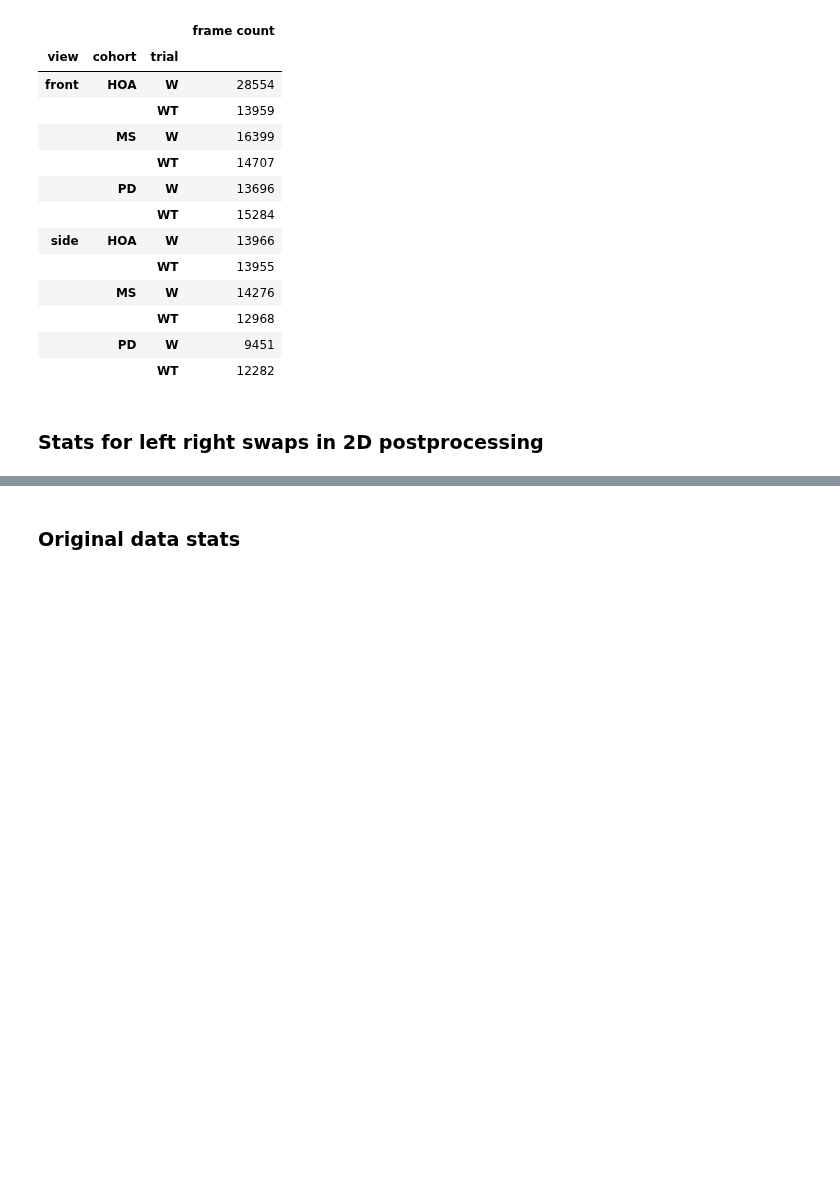
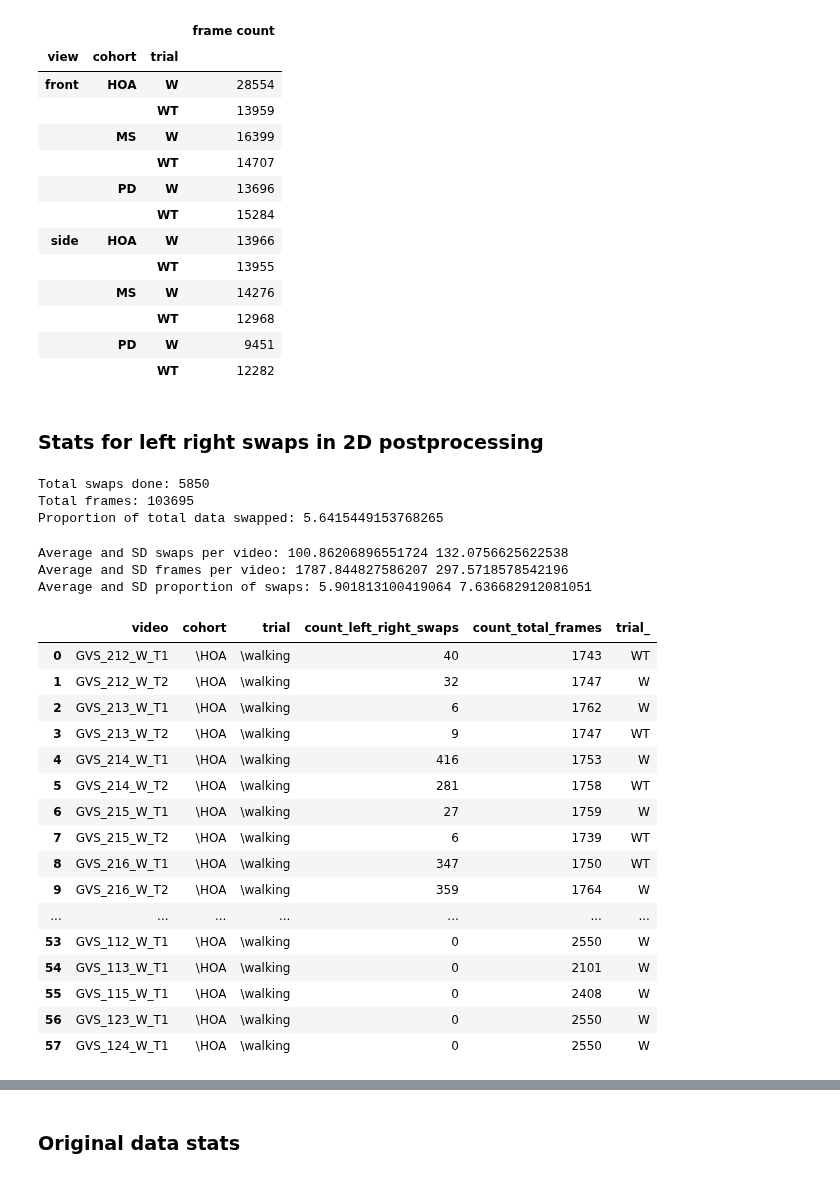
Before and after one commit to kaurrachneet6/Vision-Based-Gait-Analysis-Framework-for-Predicting-Multiple-Sclerosis, a Jupyter notebook: Data Preparation/StrideStats.ipynb, the cells around one changed output, grey strips where cells are left out. Cells and saved outputs as stored; diff of their text form; code cells hidden in the pictures; blank space fills up the shorter version.

```diff
--- a/Data Preparation/StrideStats.ipynb
+++ b/Data Preparation/StrideStats.ipynb
@@ -633,0 +659,52 @@ Total 2D frames in trial W and WT:
+# %%
+#Use labels.csv to label each video as W or WT so that we can have stats for W-WT-each cohort
+#separately
+labels_file_reduced[['video', 'scenario']].groupby('video').first()
+count_swaps_reduced.set_index('video', inplace = True)
+count_swaps_reduced['trial_'] = labels_file_reduced[['video', 'scenario']].groupby('video').first()['scenario']
+count_swaps_reduced.dropna(inplace = True)
+count_swaps_reduced.reset_index(inplace= True)
+count_swaps_reduced.to_csv('C:\\Users\\Rachneet Kaur\\Box\\Gait Video Project\\GaitVideoData\\video\\openpose_data\\postprocessing2D_stats\\left_right_swaps_count.csv')
+# %%
+print ('Total swaps done:', count_swaps_reduced['count_left_right_swaps'].sum())
+print ('Total frames:', count_swaps_reduced['count_total_frames'].sum())
+print ('Proportion of total data swapped:', 100*count_swaps_reduced['count_left_right_swaps'].sum()/count_swaps_reduced['count_total_frames'].sum())
+# %% [output]
+Total swaps done: 5850
+Total frames: 103695
+Proportion of total data swapped: 5.6415449153768265
+# %%
+print ('Average and SD swaps per video:', count_swaps_reduced['count_left_right_swaps'].mean(), \
+       count_swaps_reduced['count_left_right_swaps'].std())
+
+print ('Average and SD frames per video:', count_swaps_reduced['count_total_frames'].mean(), \
+       count_swaps_reduced['count_total_frames'].std())
+
+count_swaps_reduced['proportion_swaps'] = 100*count_swaps_reduced['count_left_right_swaps']/count_swaps_reduced['count_total_frames']
+
+print ('Average and SD proportion of swaps:', count_swaps_reduced['proportion_swaps'].mean(), \
+      count_swaps_reduced['proportion_swaps'].std())
+# %% [output]
+Average and SD swaps per video: 100.86206896551724 132.0756625622538
+Average and SD frames per video: 1787.844827586207 297.5718578542196
+Average and SD proportion of swaps: 5.901813100419064 7.636682912081051
+# %%
+count_swaps_reduced
+# %% [output]
+|  | video | cohort | trial | count_left_right_swaps | count_total_frames | trial_ |
+| 0 | GVS_212_W_T1 | \HOA | \walking | 40 | 1743 | WT |
+| 1 | GVS_212_W_T2 | \HOA | \walking | 32 | 1747 | W |
+| 2 | GVS_213_W_T1 | \HOA | \walking | 6 | 1762 | W |
+| 3 | GVS_213_W_T2 | \HOA | \walking | 9 | 1747 | WT |
+| 4 | GVS_214_W_T1 | \HOA | \walking | 416 | 1753 | W |
+| 5 | GVS_214_W_T2 | \HOA | \walking | 281 | 1758 | WT |
+| 6 | GVS_215_W_T1 | \HOA | \walking | 27 | 1759 | W |
+| 7 | GVS_215_W_T2 | \HOA | \walking | 6 | 1739 | WT |
+| 8 | GVS_216_W_T1 | \HOA | \walking | 347 | 1750 | WT |
+| 9 | GVS_216_W_T2 | \HOA | \walking | 359 | 1764 | W |
+| ... | ... | ... | ... | ... | ... | ... |
+| 53 | GVS_112_W_T1 | \HOA | \walking | 0 | 2550 | W |
+| 54 | GVS_113_W_T1 | \HOA | \walking | 0 | 2101 | W |
+| 55 | GVS_115_W_T1 | \HOA | \walking | 0 | 2408 | W |
+| 56 | GVS_123_W_T1 | \HOA | \walking | 0 | 2550 | W |
+| 57 | GVS_124_W_T1 | \HOA | \walking | 0 | 2550 | W |
```
Also changed, not shown: parts of 27 cells of this notebook.
